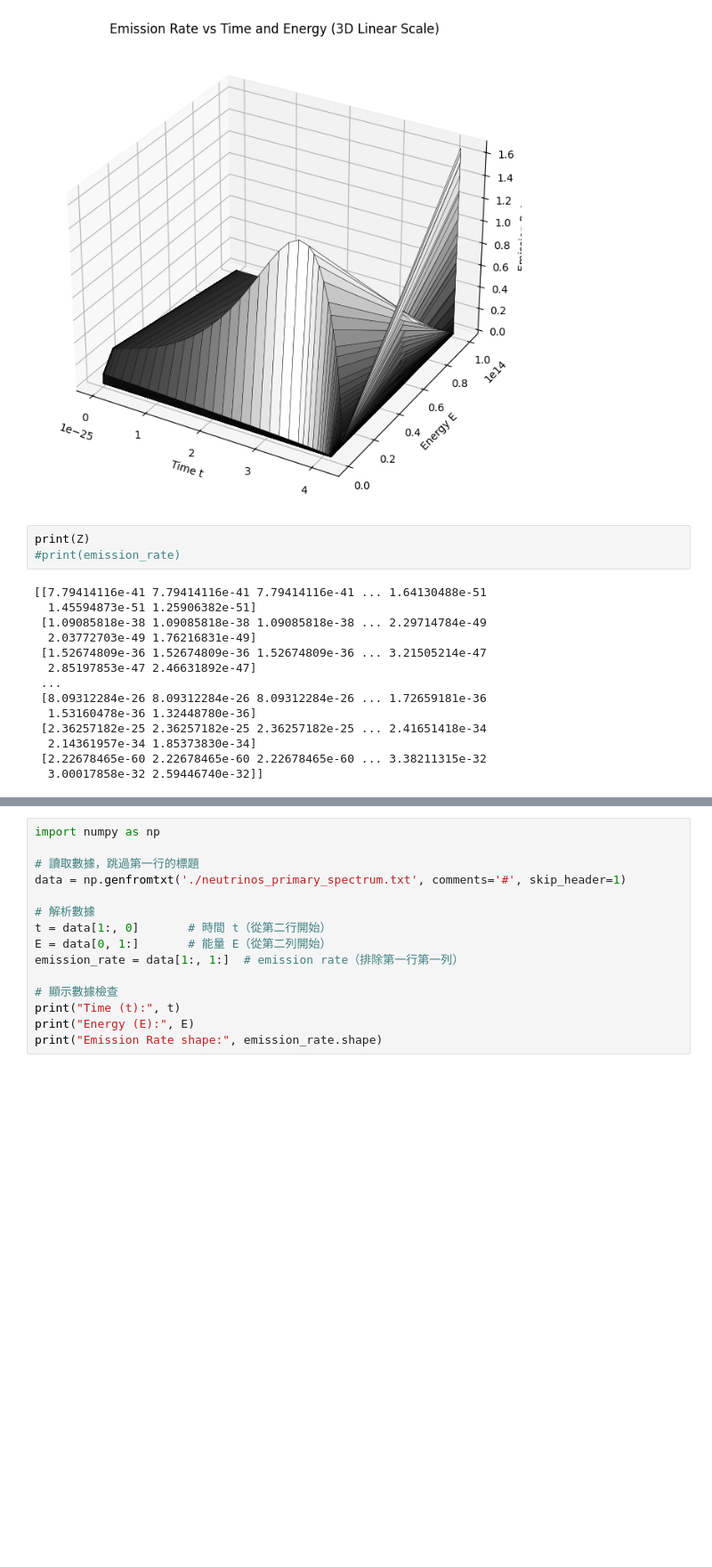
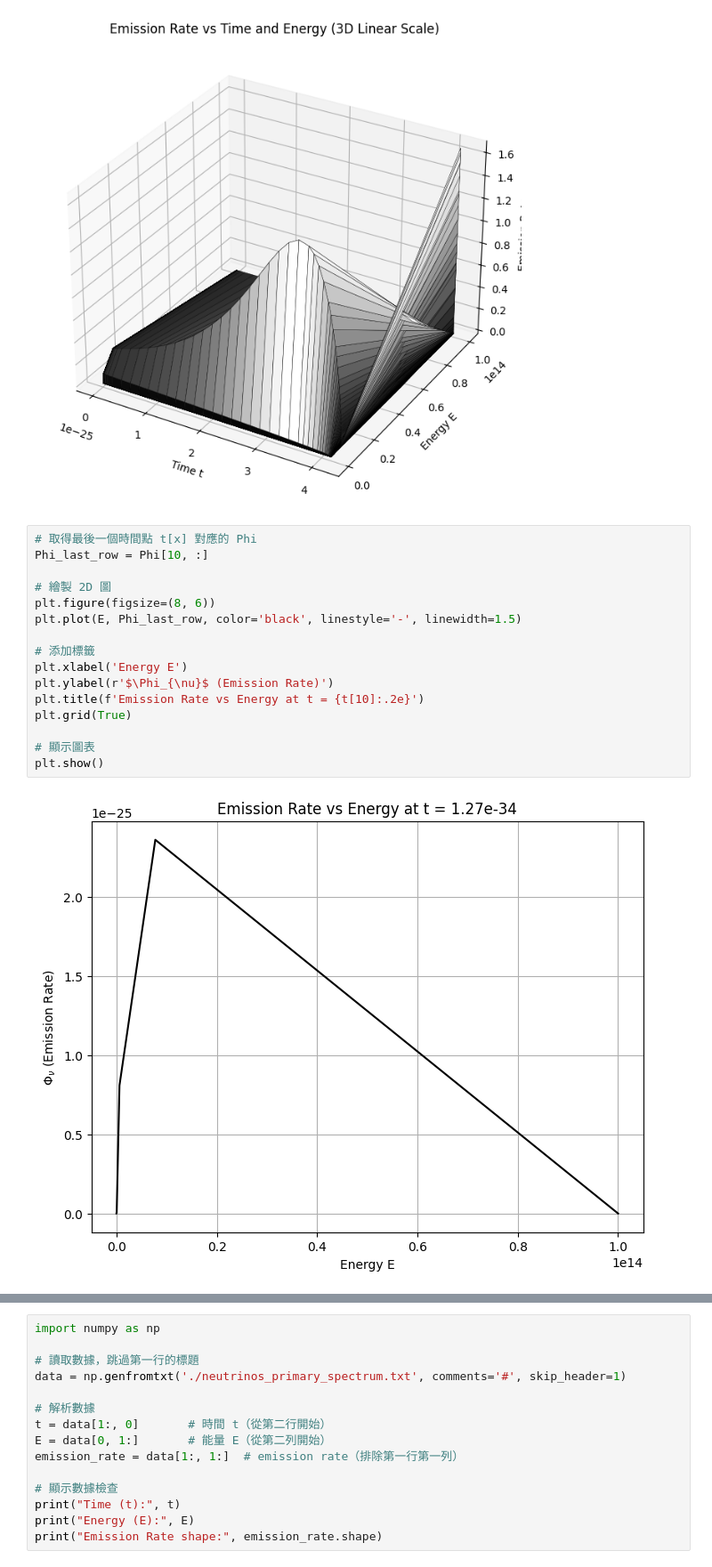
Before and after one commit to LeahLin0618/hep_leah_1, a Jupyter notebook: Untitled-1.ipynb, the cells around one changed output, grey strips where cells are left out. Shown at 89% size. Cells and saved outputs as stored; diff of their text form; blank space fills up the shorter version.

```diff
--- a/Untitled-1.ipynb
+++ b/Untitled-1.ipynb
@@ -114,20 +171,21 @@ ax.set_title('Emission Rate vs Time and Energy (3D Linear Scale)')
 plt.show()
 # %% [output]
 [figure]
-# %%
-print(Z)
-#print(emission_rate)
-# %% [output]
-[[7.79414116e-41 7.79414116e-41 7.79414116e-41 ... 1.64130488e-51
-  1.45594873e-51 1.25906382e-51]
- [1.09085818e-38 1.09085818e-38 1.09085818e-38 ... 2.29714784e-49
-  2.03772703e-49 1.76216831e-49]
- [1.52674809e-36 1.52674809e-36 1.52674809e-36 ... 3.21505214e-47
-  2.85197853e-47 2.46631892e-47]
- ...
- [8.09312284e-26 8.09312284e-26 8.09312284e-26 ... 1.72659181e-36
-  1.53160478e-36 1.32448780e-36]
- [2.36257182e-25 2.36257182e-25 2.36257182e-25 ... 2.41651418e-34
-  2.14361957e-34 1.85373830e-34]
- [2.22678465e-60 2.22678465e-60 2.22678465e-60 ... 3.38211315e-32
-  3.00017858e-32 2.59446740e-32]]
+# %%
+# 取得最後一個時間點 t[x] 對應的 Phi
+Phi_last_row = Phi[10, :]
+
+# 繪製 2D 圖
+plt.figure(figsize=(8, 6))
+plt.plot(E, Phi_last_row, color='black', linestyle='-', linewidth=1.5)
+
+# 添加標籤
+plt.xlabel('Energy E')
+plt.ylabel(r'$\Phi_{\nu}$ (Emission Rate)')
+plt.title(f'Emission Rate vs Energy at t = {t[10]:.2e}')
+plt.grid(True)
+
+# 顯示圖表
+plt.show()
+# %% [output]
+[figure, added]
```
Also changed, not shown: parts of 3 cells of this notebook.
